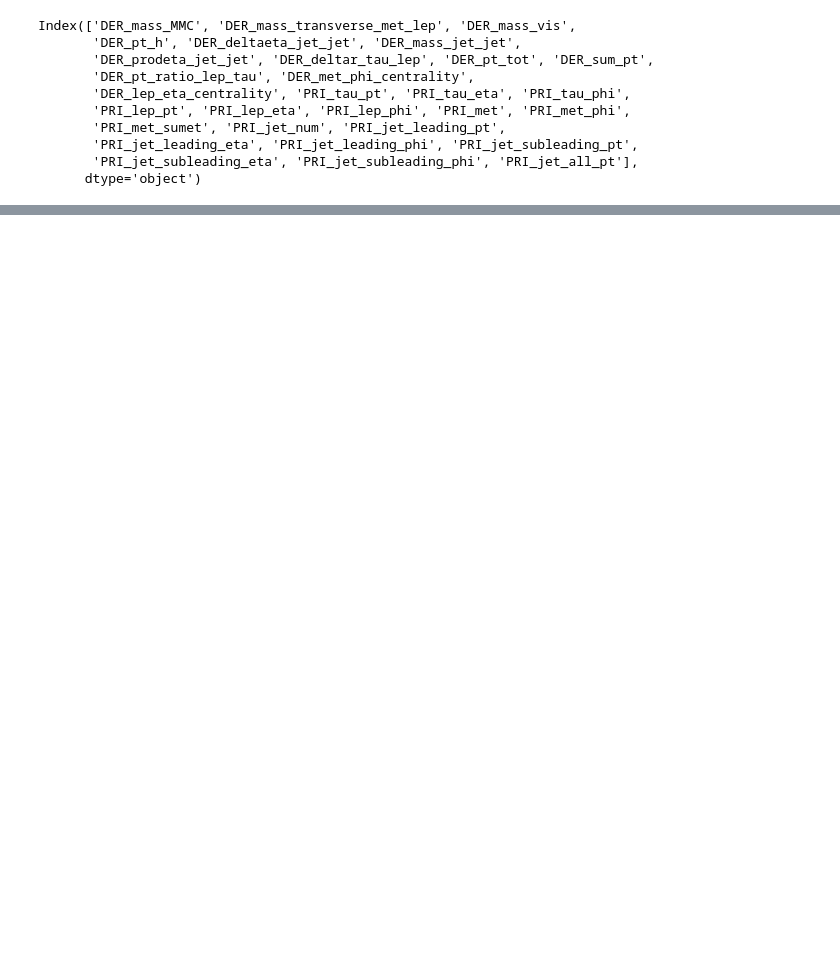
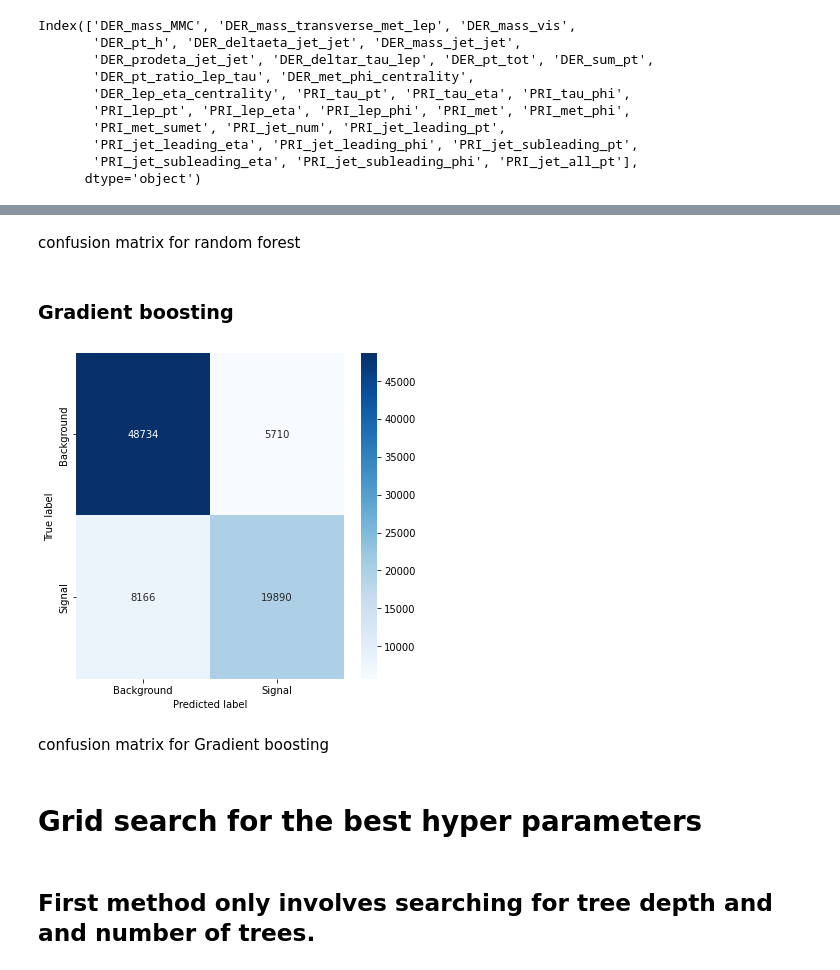
Before and after one commit to skumarudel/DSPS_SKumar, a Jupyter notebook: HW8/HiggsBosonSearch.ipynb, the cells around one changed output, grey strips where cells are left out. Drawn from its saved outputs; the diff is of its cells as text; code cells hidden in the pictures; blank space fills up the shorter version.

```diff
--- a/HW8/HiggsBosonSearch.ipynb
+++ b/HW8/HiggsBosonSearch.ipynb
@@ -285,0 +229,22 @@ plt.legend();
+# %% [markdown]
+confusion matrix for random forest
+# %% [markdown]
+### Gradient boosting
+# %%
+cm_gbt = confusion_matrix(y_test, gbt.predict(X_test))
+fig,axes = plt.subplots(figsize=(6,6))
+sns.heatmap(cm_gbt,annot=True,cmap='Blues',ax=axes, fmt='.0f',cbar=True)
+classNames = ['Background','Signal']
+plt.ylabel('True label')
+plt.xlabel('Predicted label')
+tick_marks = np.array([0.5,1.5])
+plt.xticks(tick_marks, classNames, rotation=0)
+plt.yticks(tick_marks, classNames);
+# %% [output]
+[figure, added]
+# %% [markdown]
+confusion matrix for Gradient boosting
+# %% [markdown]
+# Grid search for the best hyper parameters
+# %% [markdown]
+## First method only involves searching for tree depth and and number of trees.
```
Also changed, not shown: parts of 52 cells of this notebook.
